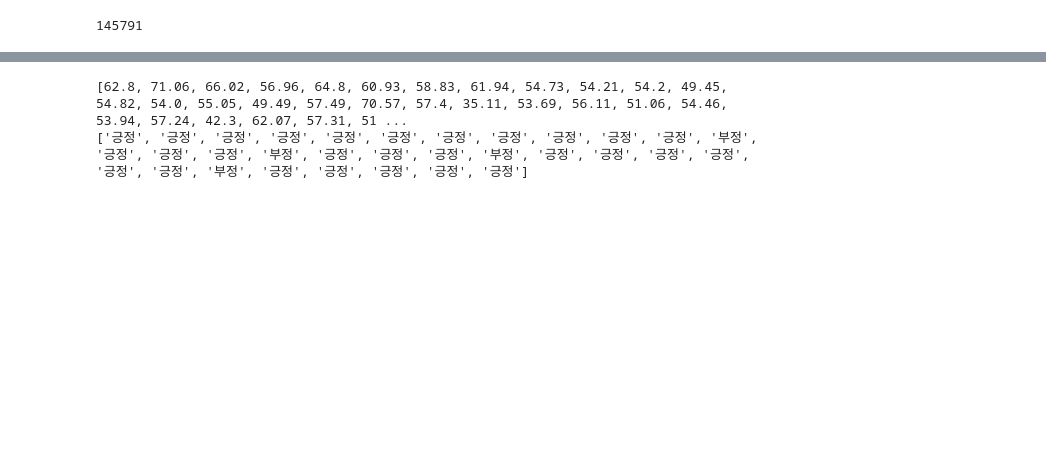
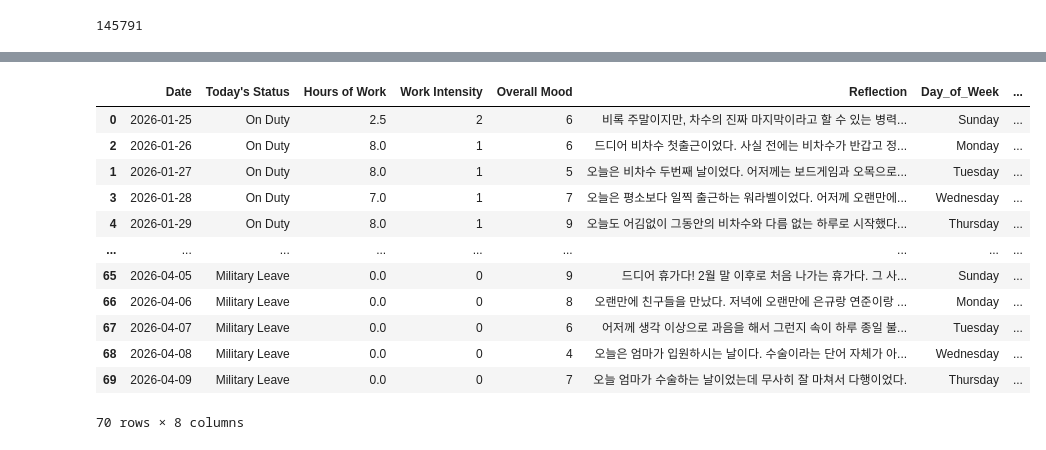
Before and after one commit to jaeho0726/Sentiment-Analysis, a Jupyter notebook: Sentiment_Analysis.ipynb, the cells around one changed output, grey strips where cells are left out. Drawn from its saved outputs; the diff is of its cells as text; code cells hidden in the pictures; blank space fills up the shorter version.

```diff
--- a/Sentiment_Analysis.ipynb
+++ b/Sentiment_Analysis.ipynb
@@ -338,0 +211,3 @@ def sentiment_predict_paragraph(paragraph):
+# %%
+device = torch.device("cuda" if torch.cuda.is_available() else "cpu")
+model.to(device)
@@ -339 +232,14 @@ def sentiment_predict_paragraph(paragraph):
+# %%
+def bert_predict(text):
+  model.eval()
+  inputs = tokenizer(text, return_tensors="pt", truncation=True, padding=True, max_length=128).to(device)
+
+  with torch.no_grad():
+    outputs = model(**inputs)
+    logits = outputs.logits
+    probs = F.softmax(logits, dim=-1)
+    pros_prob = probs[0][1].item()
+    centered_score = (pros_prob - 0.5) * 2
+
+    return centered_score * 100
 # %% [markdown]
@@ -363,13 +269,18 @@ df = pd.DataFrame(rows, columns=headers)
 # Shortening Column Names
 df = df.rename(columns={
     "Work Intensity (0 - Easy / 10 - Intense)": "Work Intensity",
-    "Overall Mood (0 - Poor / 10 - Great)": "Overall Mood"
+    "Overall Mood (0 - Poor / 10 - Great)": "Overall Mood",
+    "Name": "Date"
 })
 
 # Fixing Data Types
 df["Hours of Work"] = pd.to_numeric(df["Hours of Work"], errors="coerce").fillna(0)
 df["Work Intensity"] = pd.to_numeric(df["Work Intensity"], errors="coerce").fillna(0)
 df["Overall Mood"] = pd.to_numeric(df["Overall Mood"], errors="coerce").fillna(0)
+df['Date'] = pd.to_datetime(df['Date'])
+df = df.sort_values(by='Date')
+df['Day_of_Week'] = df['Date'].dt.day_name()
 
-print(df)
+
+df
 # %% [output]
@@ -393,17 +300,18 @@ print(df)
-# %%
-sentiment_result =[]
-
-
-for i in range(len(df)):
-  sentiment_result.append(sentiment_predict_paragraph(df['Reflection'][i]))
-
-sentiment_score = [item[0] for item in sentiment_result]
-sentiment = [item[1] for item in sentiment_result]
-
-df['Sentiment Score'] = sentiment_score
-df['sentiment'] = sentiment
-
-df
-# %% [output]
-[62.8, 71.06, 66.02, 56.96, 64.8, 60.93, 58.83, 61.94, 54.73, 54.21, 54.2, 49.45, 54.82, 54.0, 55.05, 49.49, 57.49, 70.57, 57.4, 35.11, 53.69, 56.11, 51.06, 54.46, 53.94, 57.24, 42.3, 62.07, 57.31, 51 ...
-['긍정', '긍정', '긍정', '긍정', '긍정', '긍정', '긍정', '긍정', '긍정', '긍정', '긍정', '부정', '긍정', '긍정', '긍정', '부정', '긍정', '긍정', '긍정', '부정', '긍정', '긍정', '긍정', '긍정', '긍정', '긍정', '부정', '긍정', '긍정', '긍정', '긍정', '긍정']
+# %%
+df['Sentiment Score'] = df['Reflection'].apply(bert_predict)
+
+df
+# %% [output]
+|  | Date | Today's Status | Hours of Work | Work Intensity | Overall Mood | Reflection | Day_of_Week | ... |
+| 0 | 2026-01-25 | On Duty | 2.5 | 2 | 6 | 비록 주말이지만, 차수의 진짜 마지막이라고 할 수 있는 병력... | Sunday | ... |
+| 2 | 2026-01-26 | On Duty | 8.0 | 1 | 6 | 드디어 비차수 첫출근이었다. 사실 전에는 비차수가 반갑고 정... | Monday | ... |
+| 1 | 2026-01-27 | On Duty | 8.0 | 1 | 5 | 오늘은 비차수 두번째 날이었다. 어저께는 보드게임과 오목으로... | Tuesday | ... |
+| 3 | 2026-01-28 | On Duty | 7.0 | 1 | 7 | 오늘은 평소보다 일찍 출근하는 워라벨이었다. 어저께 오랜만에... | Wednesday | ... |
+| 4 | 2026-01-29 | On Duty | 8.0 | 1 | 9 | 오늘도 어김없이 그동안의 비차수와 다름 없는 하루로 시작했다... | Thursday | ... |
+| ... | ... | ... | ... | ... | ... | ... | ... | ... |
+| 65 | 2026-04-05 | Military Leave | 0.0 | 0 | 9 | 드디어 휴가다! 2월 말 이후로 처음 나가는 휴가다. 그 사... | Sunday | ... |
+| 66 | 2026-04-06 | Military Leave | 0.0 | 0 | 8 | 오랜만에 친구들을 만났다. 저녁에 오랜만에 은규랑 연준이랑 ... | Monday | ... |
+| 67 | 2026-04-07 | Military Leave | 0.0 | 0 | 6 | 어저께 생각 이상으로 과음을 해서 그런지 속이 하루 종일 불... | Tuesday | ... |
+| 68 | 2026-04-08 | Military Leave | 0.0 | 0 | 4 | 오늘은 엄마가 입원하시는 날이다. 수술이라는 단어 자체가 아... | Wednesday | ... |
+| 69 | 2026-04-09 | Military Leave | 0.0 | 0 | 7 | 오늘 엄마가 수술하는 날이었는데 무사히 잘 마쳐서 다행이었다. | Thursday | ... |
+70 rows × 8 columns
```
Also changed, not shown: parts of 47 cells of this notebook.
